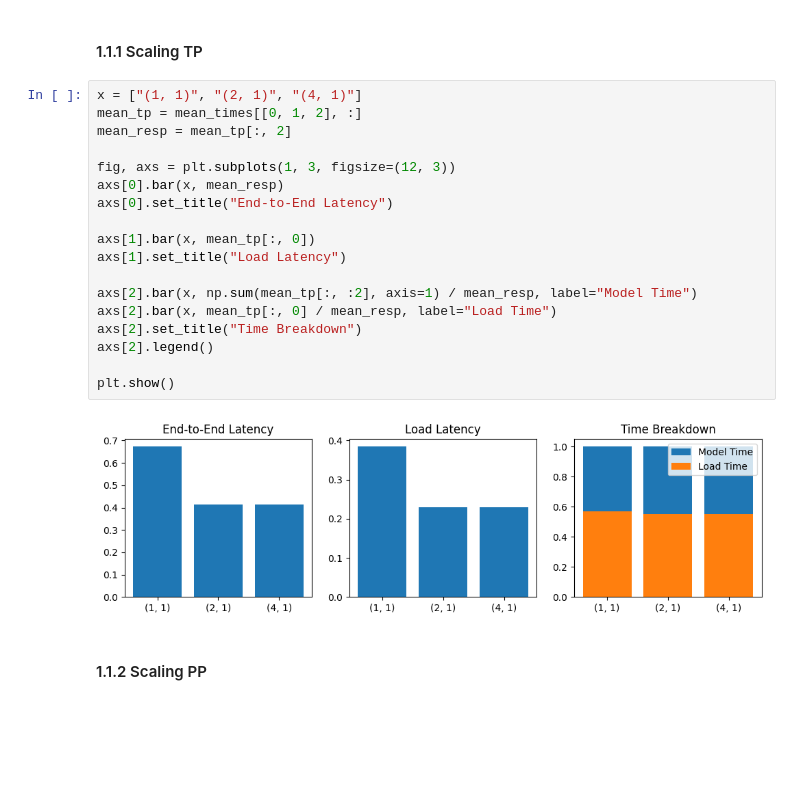
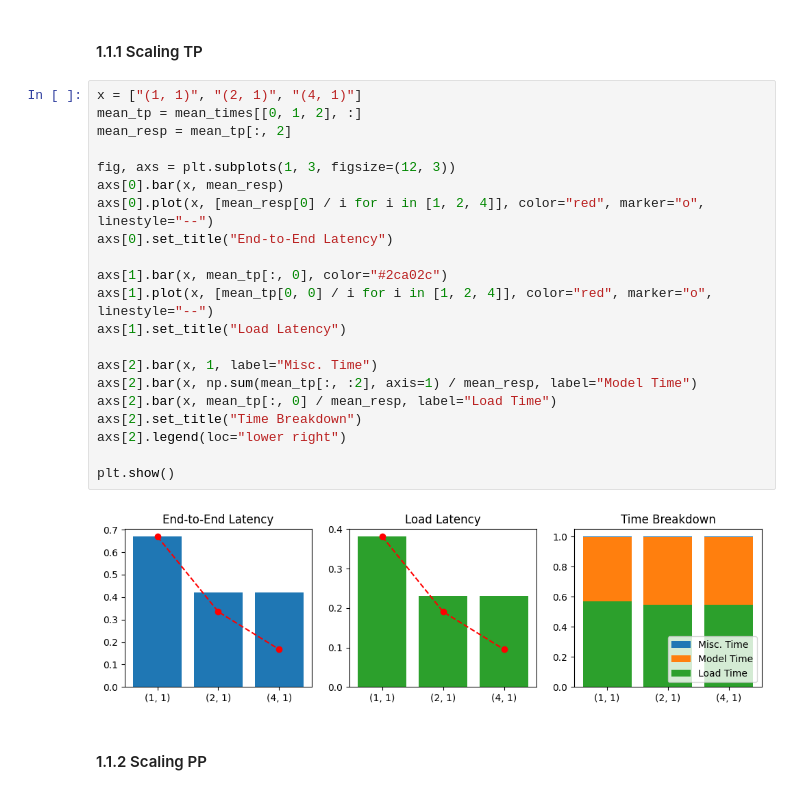
Before and after one commit to dlzou/computron, a Jupyter notebook: experiments/perf.ipynb, the cells around one changed output. Drawn from its saved outputs; the diff is of its cells as text; blank space fills up the shorter version.

```diff
--- a/experiments/perf.ipynb
+++ b/experiments/perf.ipynb
@@ -84,23 +84,26 @@ plt.show()
 # %%
 x = ["(1, 1)", "(2, 1)", "(4, 1)"]
 mean_tp = mean_times[[0, 1, 2], :]
 mean_resp = mean_tp[:, 2]
 
 fig, axs = plt.subplots(1, 3, figsize=(12, 3))
 axs[0].bar(x, mean_resp)
+axs[0].plot(x, [mean_resp[0] / i for i in [1, 2, 4]], color="red", marker="o", linestyle="--")
 axs[0].set_title("End-to-End Latency")
 
-axs[1].bar(x, mean_tp[:, 0])
+axs[1].bar(x, mean_tp[:, 0], color="#2ca02c")
+axs[1].plot(x, [mean_tp[0, 0] / i for i in [1, 2, 4]], color="red", marker="o", linestyle="--")
 axs[1].set_title("Load Latency")
 
+axs[2].bar(x, 1, label="Misc. Time")
 axs[2].bar(x, np.sum(mean_tp[:, :2], axis=1) / mean_resp, label="Model Time")
 axs[2].bar(x, mean_tp[:, 0] / mean_resp, label="Load Time")
 axs[2].set_title("Time Breakdown")
-axs[2].legend()
+axs[2].legend(loc="lower right")
 
 plt.show()
 # %% [output]
-[figure, old version]
+[figure, new version]
 # %% [markdown]
 #### 1.1.2 Scaling PP
 # %%
```
Also changed, not shown: parts of 2 cells of this notebook, 3 other files.
